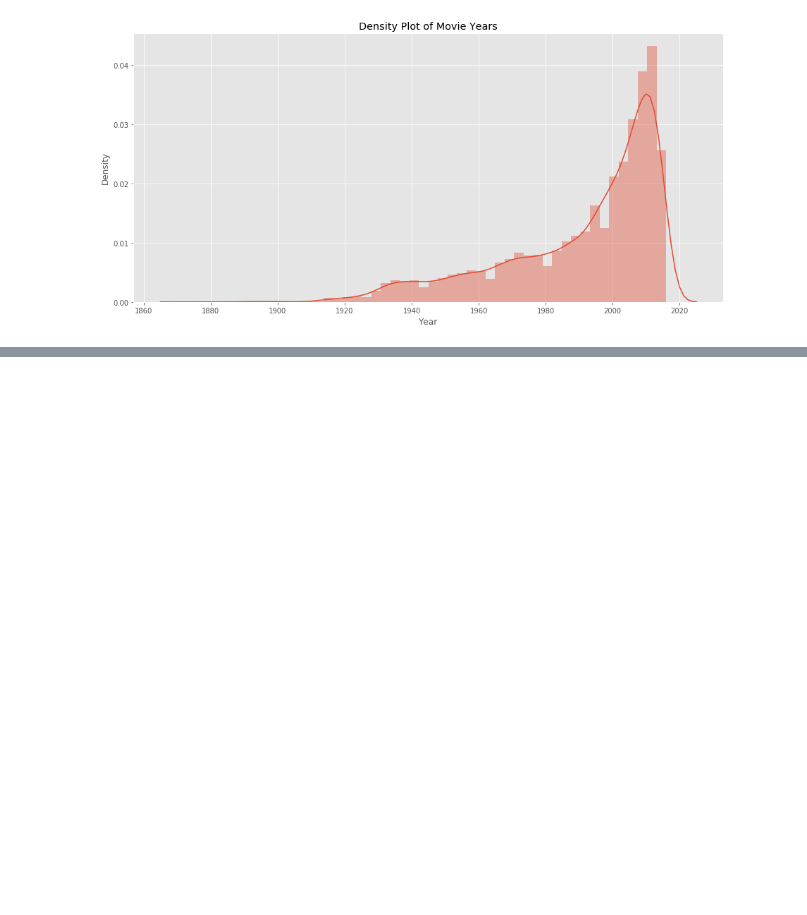
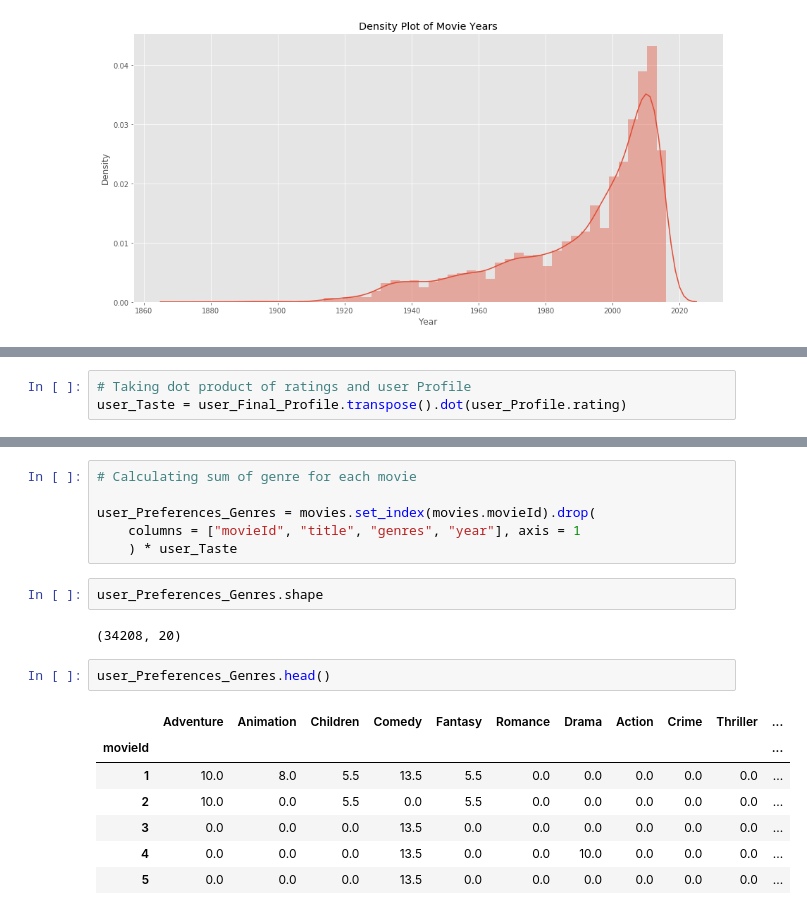
Before and after one commit to HarshitDawar55/Machine_And_Deep_Learning, a Jupyter notebook: Projects/Machine_Learning_Projects/Content_Based_Recommendation_System/Content_Based_Recommendation_System.ipynb, the cells around one changed output, grey strips where cells are left out. Drawn from its saved outputs; the diff is of its cells as text; blank space fills up the shorter version.

```diff
--- a/Projects/Machine_Learning_Projects/Content_Based_Recommendation_System/Content_Based_Recommendation_System.ipynb
+++ b/Projects/Machine_Learning_Projects/Content_Based_Recommendation_System/Content_Based_Recommendation_System.ipynb
@@ -237,0 +372,3 @@ plt.show()
+# %%
+# Taking dot product of ratings and user Profile
+user_Taste = user_Final_Profile.transpose().dot(user_Profile.rating)
@@ -237,0 +407,20 @@ plt.show()
+# %%
+# Calculating sum of genre for each movie
+
+user_Preferences_Genres = movies.set_index(movies.movieId).drop(
+    columns = ["movieId", "title", "genres", "year"], axis = 1
+    ) * user_Taste
+# %%
+user_Preferences_Genres.shape
+# %% [output]
+(34208, 20)
+# %%
+user_Preferences_Genres.head()
+# %% [output]
+|  | Adventure | Animation | Children | Comedy | Fantasy | Romance | Drama | Action | Crime | Thriller | ... |
+| movieId |  |  |  |  |  |  |  |  |  |  | ... |
+| 1 | 10.0 | 8.0 | 5.5 | 13.5 | 5.5 | 0.0 | 0.0 | 0.0 | 0.0 | 0.0 | ... |
+| 2 | 10.0 | 0.0 | 5.5 | 0.0 | 5.5 | 0.0 | 0.0 | 0.0 | 0.0 | 0.0 | ... |
+| 3 | 0.0 | 0.0 | 0.0 | 13.5 | 0.0 | 0.0 | 0.0 | 0.0 | 0.0 | 0.0 | ... |
+| 4 | 0.0 | 0.0 | 0.0 | 13.5 | 0.0 | 0.0 | 10.0 | 0.0 | 0.0 | 0.0 | ... |
+| 5 | 0.0 | 0.0 | 0.0 | 13.5 | 0.0 | 0.0 | 0.0 | 0.0 | 0.0 | 0.0 | ... |
```
Also changed, not shown: parts of 26 cells of this notebook.
